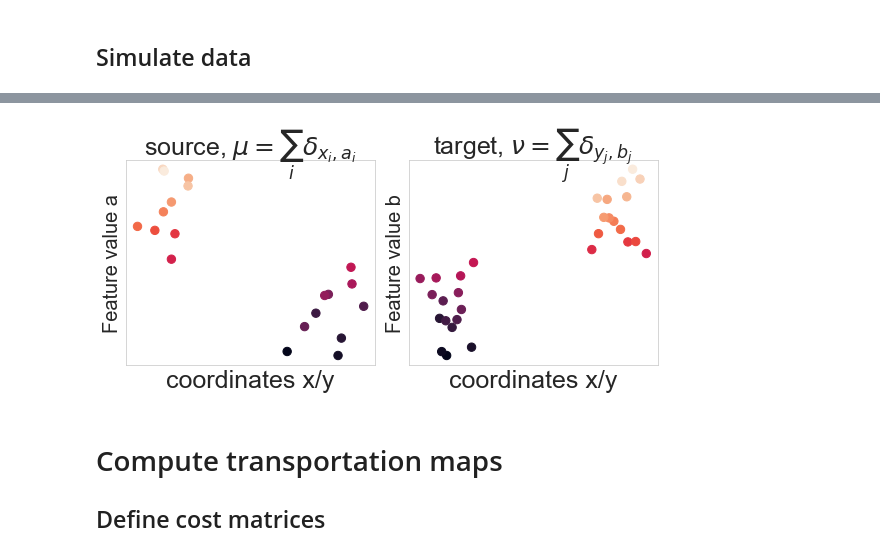
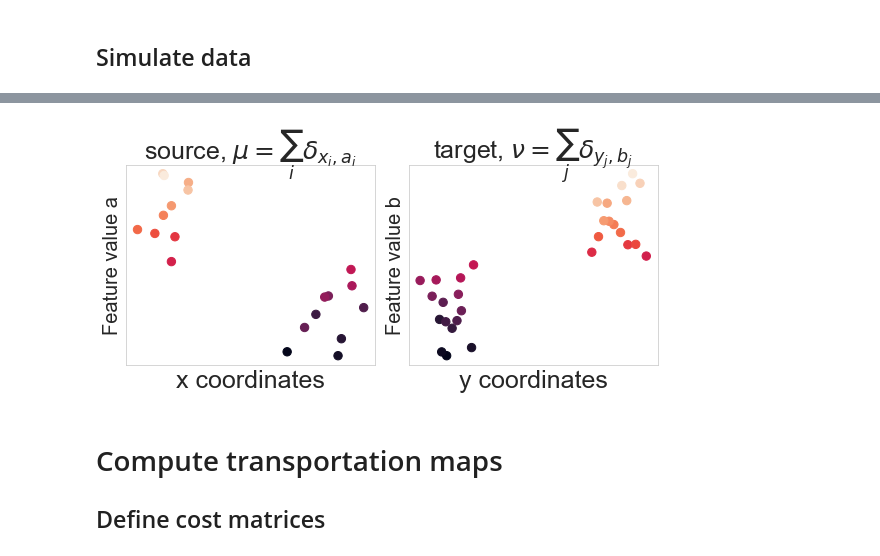
Before and after one commit to theislab/moscot, a Jupyter notebook: tutorials/ZP-2021-10-20_tutorial_moscot-lineage_FGW-regimes.ipynb, the cells around one changed output, grey strips where cells are left out. Drawn from its saved outputs; the diff is of its cells as text; code cells hidden in the pictures.

```diff
--- a/tutorials/ZP-2021-10-20_tutorial_moscot-lineage_FGW-regimes.ipynb
+++ b/tutorials/ZP-2021-10-20_tutorial_moscot-lineage_FGW-regimes.ipynb
@@ -56,30 +57,30 @@ We have a structure space, given by $x$ and $y$, which is specific to each space
 # %%
 rows = 1
 cols = 2
 size  = 4
 
 fig, axs = plt.subplots(rows, cols, figsize=(cols*(size),rows*(size)))
 
 
 axs[0].scatter(ys, xs, c=phi, s=70)
 axs[0].set_ylabel('Feature value a', fontsize=20)
-axs[0].set_xlabel('coordinates x/y', fontsize=25)
+axs[0].set_xlabel('x coordinates', fontsize=25)
 axs[0].set_title('source, ' + r'$\mu=\sum_i \delta_{x_i,a_i}$', fontsize=25, y=1)
 axs[0].set_xticks(())
 axs[0].set_yticks(())
 
 
 axs[1].scatter(yt, xt, c=phi2, s=70)
-axs[1].set_xlabel('coordinates x/y', fontsize=25)
+axs[1].set_xlabel('y coordinates', fontsize=25)
 axs[1].set_ylabel('Feature value b', fontsize=20)
 axs[1].set_title('target, ' + r'$\nu=\sum_j \delta_{y_j,b_j}$', fontsize=25, y=1)
 axs[1].set_yticks(())
 axs[1].set_xticks(())
 
 plt.tight_layout()
 plt.show()
 # %% [output]
-[figure, old version]
+[figure, new version]
 # %% [markdown]
 # Compute transportation maps
 ## Define cost matrices
```
Also changed, not shown: parts of 8 cells of this notebook.
